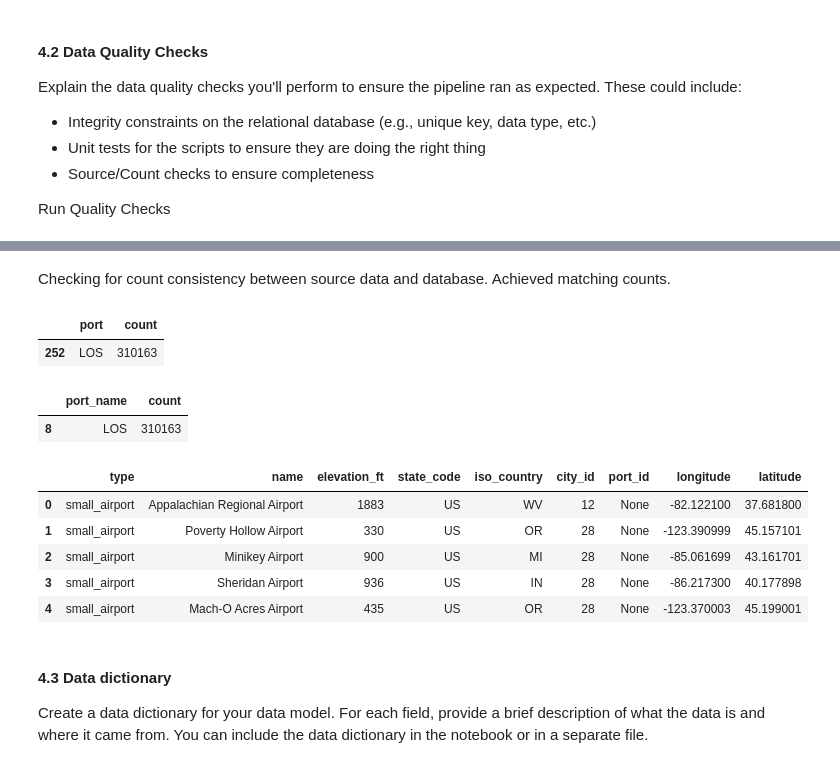
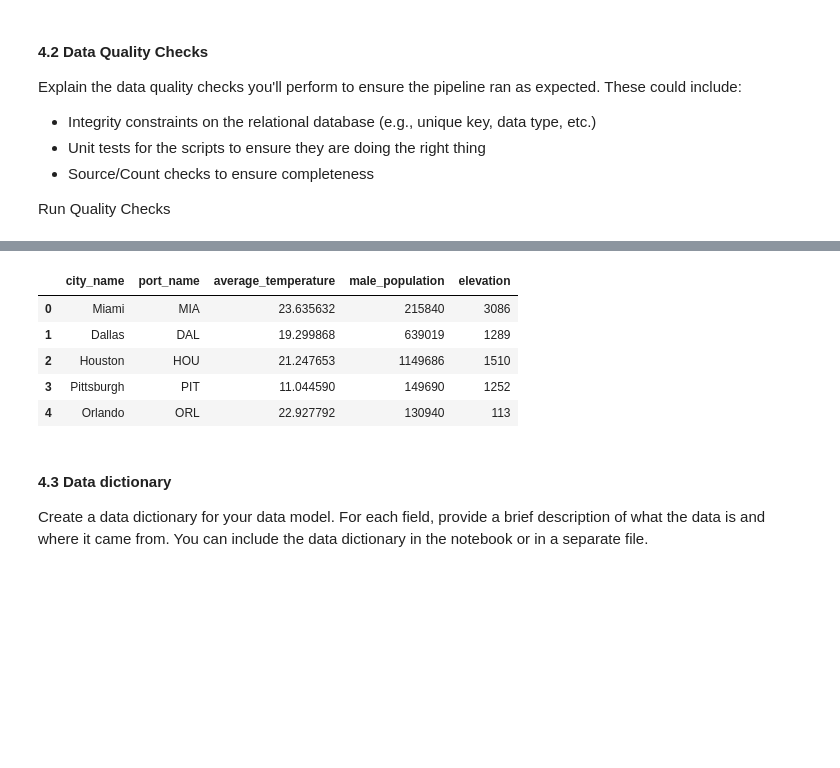
Before and after one commit to Jaroken/udacity_data_eng_nanodegree, a Jupyter notebook: Project_Capstone/Capstone Project Write-up.ipynb, the cells around one changed output, grey strips where cells are left out. Drawn from its saved outputs; the diff is of its cells as text; code cells hidden in the pictures; blank space fills up the shorter version.

```diff
--- a/Project_Capstone/Capstone Project Write-up.ipynb
+++ b/Project_Capstone/Capstone Project Write-up.ipynb
@@ -508,5 +404,4 @@ port_count_source =immig_fact.select('port').groupby('port').count().toPandas()
 # %%
-# Perform quality checks here
 import psycopg2
 import configparser
 import pandas as pd
@@ -515,17 +410,15 @@ config.read('dwh.cfg')
 
 conn = psycopg2.connect("host={} dbname={} user={} password={} port={}".format(*config['CLUSTER'].values()))
 cur = conn.cursor()
-query = 'select port_name, count(immig_fact.port_id) from immig_fact join port_dim on port_dim.port_id = immig_fact.port_id group by port_name'
-port_count_db = pd.read_sql_query(query, conn)
+query = """
+select city_dim.city_name, port_dim.port_name, avg(temp_dim.avg_temp) as average_temperature,
+max(demo_dim.male_population) as male_population, max(airport_dim.elevation_ft) as elevation
+from immig_fact
+join temp_dim on temp_dim.city_id = immig_fact.city_id
+join city_dim on immig_fact.city_id = city_dim.city_id
+join demo_dim on immig_fact.city_id = demo_dim.city_id
+join airport_dim on immig_fact.city_id = airport_dim.city_id
+join port_dim on immig_fact.port_id = port_dim.port_id
+group by city_dim.city_name, port_dim.port_name
+"""
+output = pd.read_sql_query(query, conn)
-# %% [markdown]
-Checking for count consistency between source data and database. Achieved matching counts.
-# %%
-port_count_source[port_count_source.port =='LOS']
-# %% [output]
-|  | port | count |
-| 252 | LOS | 310163 |
-# %%
-port_count_db[port_count_db.port_name == 'LOS']
-# %% [output]
-|  | port_name | count |
-| 8 | LOS | 310163 |
@@ -543,12 +425,12 @@ airport_output = pd.read_sql_query(query, conn)
-# %%
-airport_output
-# %% [output]
-|  | type | name | elevation_ft | state_code | iso_country | city_id | port_id | longitude | latitude |
-| 0 | small_airport | Appalachian Regional Airport | 1883 | US | WV | 12 | None | -82.122100 | 37.681800 |
-| 1 | small_airport | Poverty Hollow Airport | 330 | US | OR | 28 | None | -123.390999 | 45.157101 |
-| 2 | small_airport | Minikey Airport | 900 | US | MI | 28 | None | -85.061699 | 43.161701 |
-| 3 | small_airport | Sheridan Airport | 936 | US | IN | 28 | None | -86.217300 | 40.177898 |
-| 4 | small_airport | Mach-O Acres Airport | 435 | US | OR | 28 | None | -123.370003 | 45.199001 |
+# %%
+output.head()
+# %% [output]
+|  | city_name | port_name | average_temperature | male_population | elevation |
+| 0 | Miami | MIA | 23.635632 | 215840 | 3086 |
+| 1 | Dallas | DAL | 19.299868 | 639019 | 1289 |
+| 2 | Houston | HOU | 21.247653 | 1149686 | 1510 |
+| 3 | Pittsburgh | PIT | 11.044590 | 149690 | 1252 |
+| 4 | Orlando | ORL | 22.927792 | 130940 | 113 |
 # %% [markdown]
 #### 4.3 Data dictionary
 Create a data dictionary for your data model. For each field, provide a brief description of what the data is and where it came from. You can include the data dictionary in the notebook or in a separate file.
```
Also changed, not shown: parts of 12 cells of this notebook, 2 other files.
